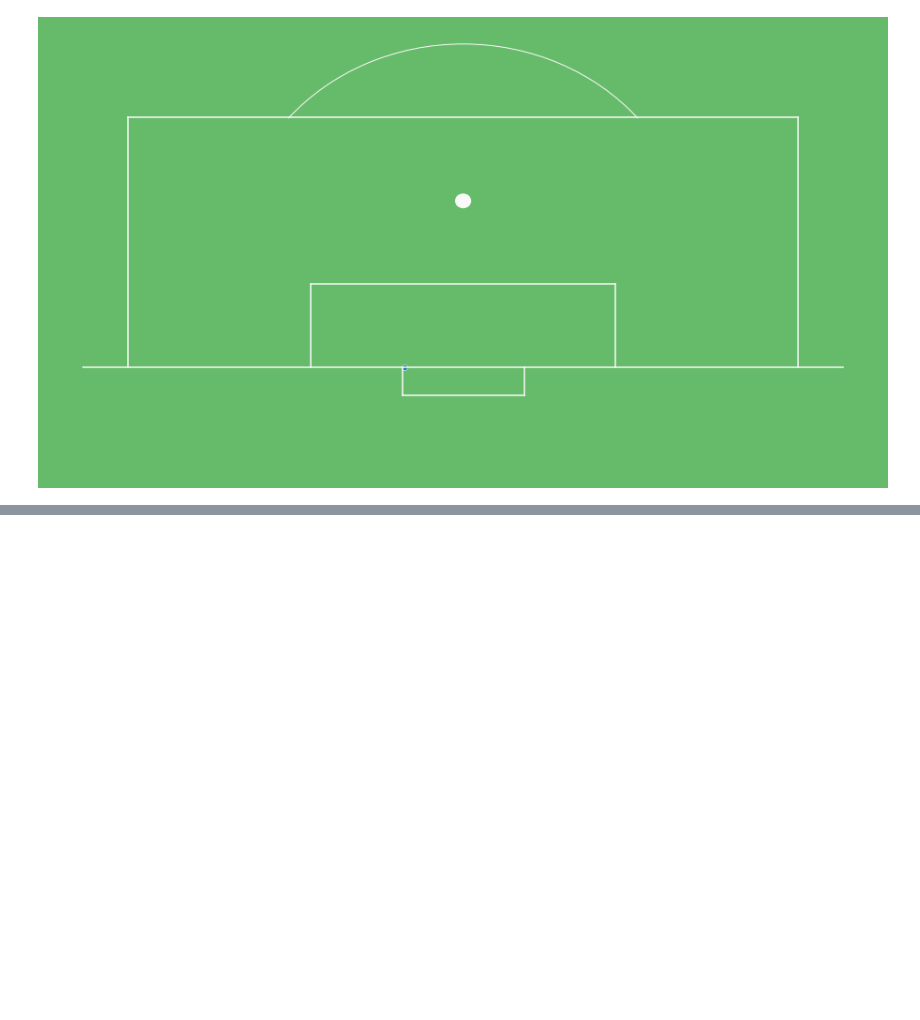
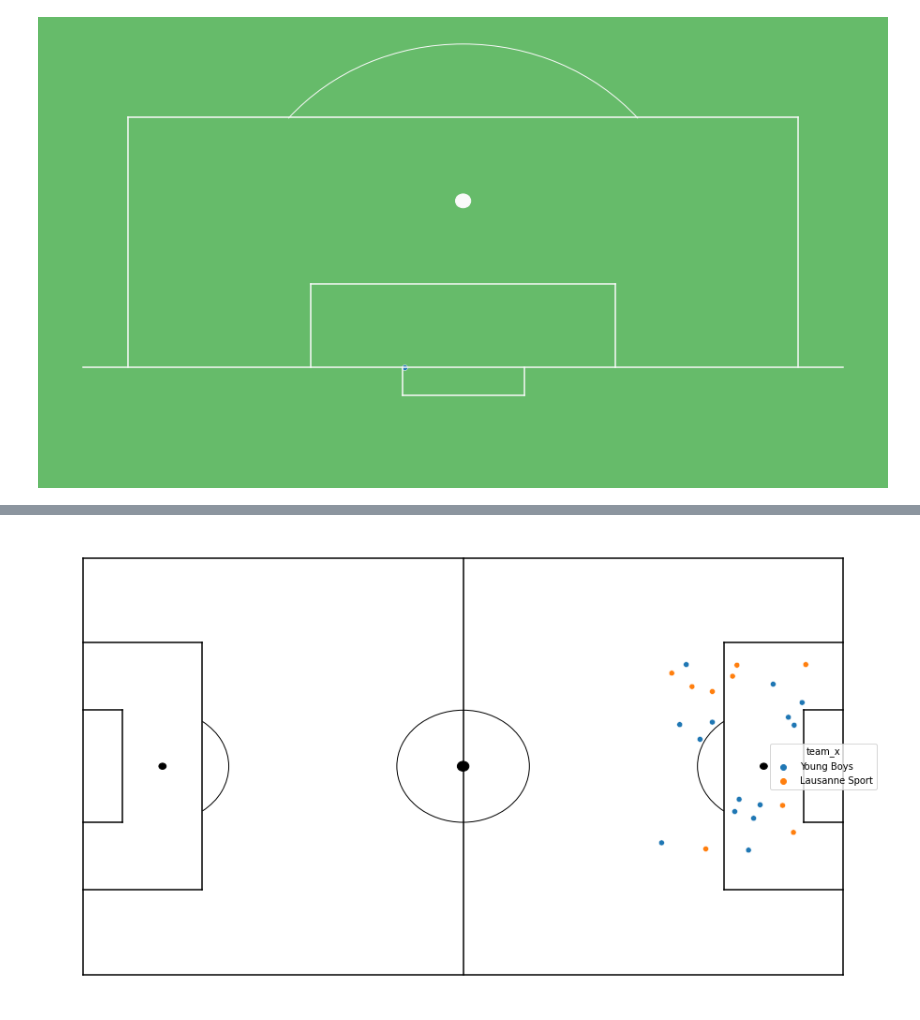
Before and after one commit to keepertrainer78698/youth-base, a Jupyter notebook: goalkeeping/int-goalkeeping/events.ipynb, the cells around one changed output, grey strips where cells are left out. Cells and saved outputs as stored; diff of their text form; code cells hidden in the pictures; blank space fills up the shorter version.

Commit message:
added passing and shot model from instat

```diff
--- a/goalkeeping/int-goalkeeping/events.ipynb
+++ b/goalkeeping/int-goalkeeping/events.ipynb
@@ -309,0 +452,40 @@ sns.scatterplot(data=sample, x='final_x', y='final_y')
+# %%
+data_types_dict = {'start': float, 'end': float, 'x_pos': float, 'y_pos': float}
+df = df.astype(data_types_dict)
+# %%
+actions_lookat = ['Goals', 'Shots', 'Shot on target', 'Wide shot', 'Dribbling', 'Passes accurate', 'Passes (inaccurate)', 'Crosses (accurate)', 'Crosses (inaccurate)', 'Picking-ups', 'Interceptions', 'Penalty attack']
+
+#box_passes = df[(df.action.isin(actions_lookat)) & (df.team == 'Young Boys')].reset_index()
+box_passes = df[df.action.isin(actions_lookat)].reset_index()
+box_passes.rename(columns={'index': 'id'}, inplace=True)
+box_passes['action-1'] = box_passes.id.shift(1)
+box_passes['action-2'] = box_passes.id.shift(2)
+box_passes['action-3'] = box_passes.id.shift(3)
+box_passes['action-4'] = box_passes.id.shift(4)
+box_passes['action-5'] = box_passes.id.shift(5)
+box_passes['action+1'] = box_passes.id.shift(-1)
+box_passes['action+2'] = box_passes.id.shift(-2)
+box_passes['action+3'] = box_passes.id.shift(-3)
+box_passes['action+4'] = box_passes.id.shift(-4)
+#box_passes['id_diff'] = box_passes.id -  box_passes.id.shift(1)
+#df[df.action.isin(['Shot on target (saved)', 'Wide shot (Goalkeepers)', 'Goals conceded'])]
+#sandbox = df[2423:2443] # one Situation with Pass Rieder --> Pass Fasnacht --> Shot Garcia
+#box_passes = df[df.action == 'Passes into the penalty box']
+#specific_chance
+#sandbox
+
+# Interessante Situation Direktschuss Mahou - Save Dävu df[2423:2443]
+# %%
+melt_box_passes = pd.melt(box_passes, id_vars=box_passes.iloc[:,:9], value_vars=box_passes.iloc[:,10:])
+melt_box_passes.dropna(subset=['value'], inplace=True)
+melt_box_passes.merge(box_passes, left_on='value', right_on='id')
+melt_box_passes['value'] = melt_box_passes['value'].astype('int64')
+merge_box_passes = melt_box_passes.merge(box_passes, left_on='value', right_on='id').reset_index()
+merge_box_passes.drop(columns=['action-1', 'action-2', 'action-3', 'action-4', 'action-5', 'action+1', 'action+2',
+'action+3', 'action+4', 'action-1', 'action-1', 'duration', 'value', 'index', 'end_x', 'end_y', 'half_y'], inplace=True)
+merge_box_passes['time_diff'] = (merge_box_passes['start_x'] - merge_box_passes['start_y']) / 60
+
+# Creating Shot and Goal model
+### Needs to cleaned up and concat
+shots = merge_box_passes[(merge_box_passes.action_x == 'Shots') & (merge_box_passes['time_diff'] == 0)]
+goals = box_passes[box_passes.action == 'Goals']
@@ -309,0 +553,6 @@ sns.scatterplot(data=sample, x='final_x', y='final_y')
+# %%
+full_pitch("white", "black", "Instat")
+sns.scatterplot(x='x_pos_x', y='y_pos_y', data=shots, hue='team_x')
+plt.show()
+# %% [output]
+[figure, added]
```
Also changed, not shown: parts of 11 cells of this notebook, 1 other file.
